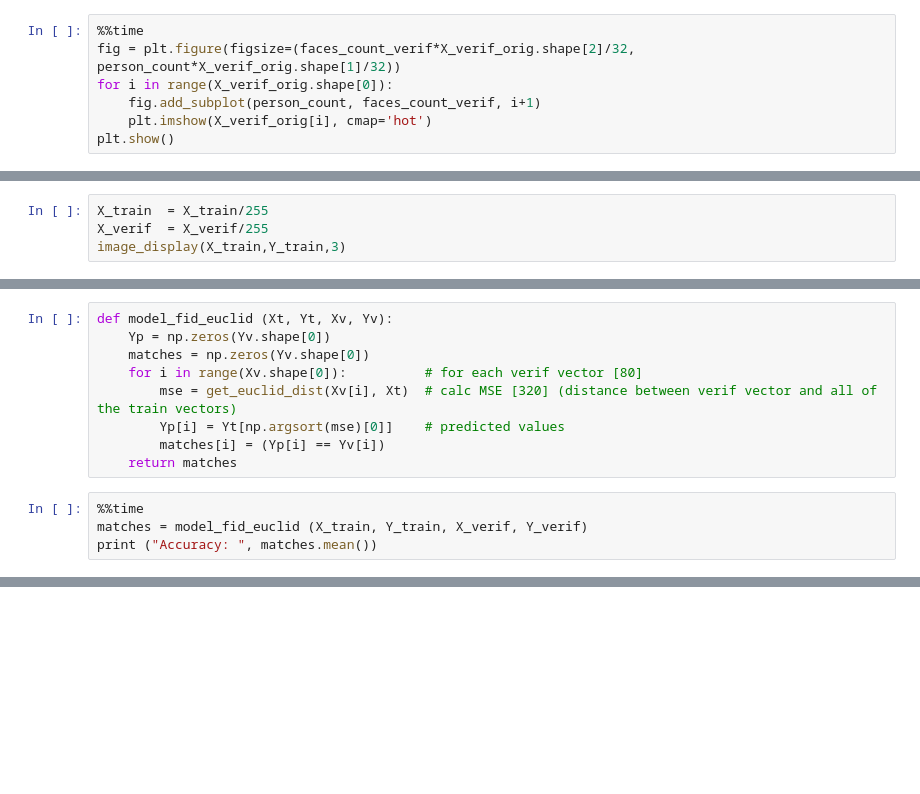
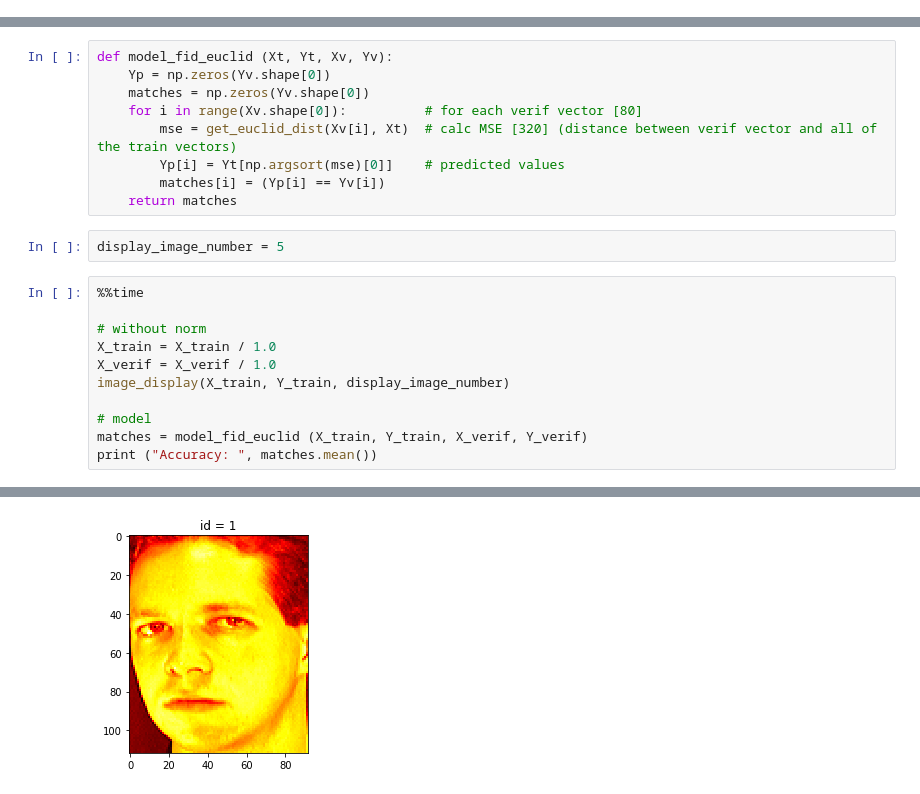
Before and after one commit to adminsolvve/ml_course, a Jupyter notebook: Week_2_FIP/Face_identification_problem.ipynb, the cells around one changed output, grey strips where cells are left out. Saved outputs shown, nothing was run; the diff lists cells and outputs as text; blank space fills up the shorter version.

```diff
--- a/Week_2_FIP/Face_identification_problem.ipynb
+++ b/Week_2_FIP/Face_identification_problem.ipynb
@@ -92,10 +67,3 @@ X_train_orig shape: (320, 112, 92)
 Y_train_orig shape: (320,)
 X_verif_orig shape: (80, 112, 92)
 Y_verif_orig shape: (80,)
-# %%
-%%time
-fig = plt.figure(figsize=(faces_count_verif*X_verif_orig.shape[2]/32, person_count*X_verif_orig.shape[1]/32))
-for i in range(X_verif_orig.shape[0]):
-    fig.add_subplot(person_count, faces_count_verif, i+1)
-    plt.imshow(X_verif_orig[i], cmap='hot')
-plt.show()
@@ -123,7 +89,3 @@ Y_verif shape: (80,)
 sanity check after reshaping:
 [30 37 35 33 35]
 [30 37 35 33 35]
-# %%
-X_train  = X_train/255
-X_verif  = X_verif/255
-image_display(X_train,Y_train,3)
@@ -167,8 +139,17 @@ def model_fid_euclid (Xt, Yt, Xv, Yv):
         Yp[i] = Yt[np.argsort(mse)[0]]    # predicted values
         matches[i] = (Yp[i] == Yv[i])
     return matches
+# %%
+display_image_number = 5
 # %%
 %%time
+
+# without norm
+X_train = X_train / 1.0
+X_verif = X_verif / 1.0
+image_display(X_train, Y_train, display_image_number)
+
+# model
 matches = model_fid_euclid (X_train, Y_train, X_verif, Y_verif)
 print ("Accuracy: ", matches.mean())
 # %% [output]
@@ -176,0 +158 @@ Wall time: 2.38 s
+[figure, added]
```
Also changed, not shown: parts of 13 cells of this notebook, 1 other file.
